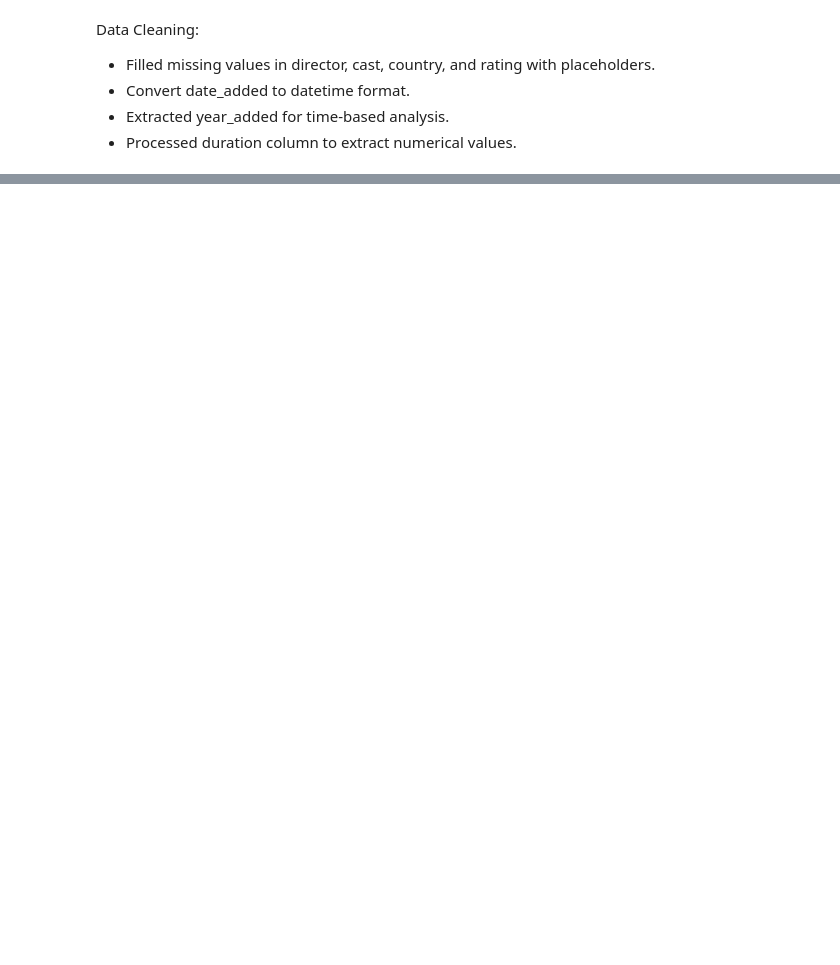
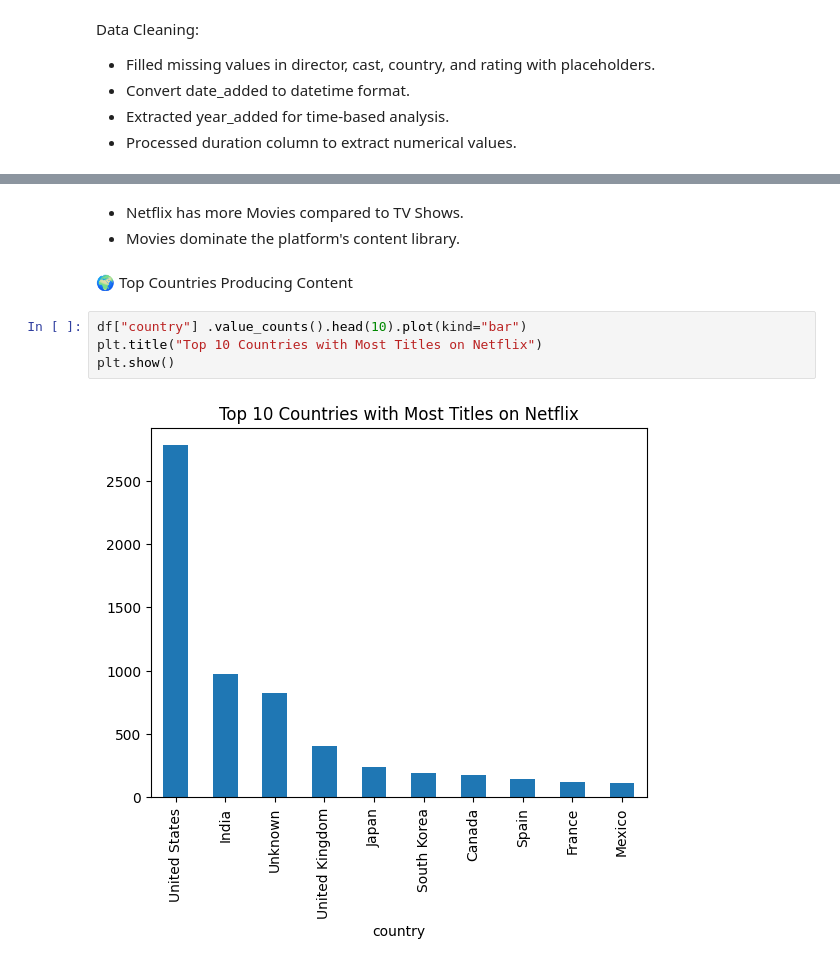
Before and after one commit to Aryan1021/netflix-data-analysis, a Jupyter notebook: notebook/netflix_analysis.ipynb, the cells around one changed output, grey strips where cells are left out. Drawn from its saved outputs; the diff is of its cells as text; blank space fills up the shorter version.

```diff
--- a/notebook/netflix_analysis.ipynb
+++ b/notebook/netflix_analysis.ipynb
@@ -157,0 +181,11 @@ Data Cleaning:
+# %% [markdown]
+- Netflix has more Movies compared to TV Shows.
+- Movies dominate the platform's content library.
+# %% [markdown]
+🌍 Top Countries Producing Content
+# %%
+df["country"] .value_counts().head(10).plot(kind="bar")
+plt.title("Top 10 Countries with Most Titles on Netflix")
+plt.show()
+# %% [output]
+[figure, added]
```
Also changed, not shown: parts of 23 cells of this notebook.
